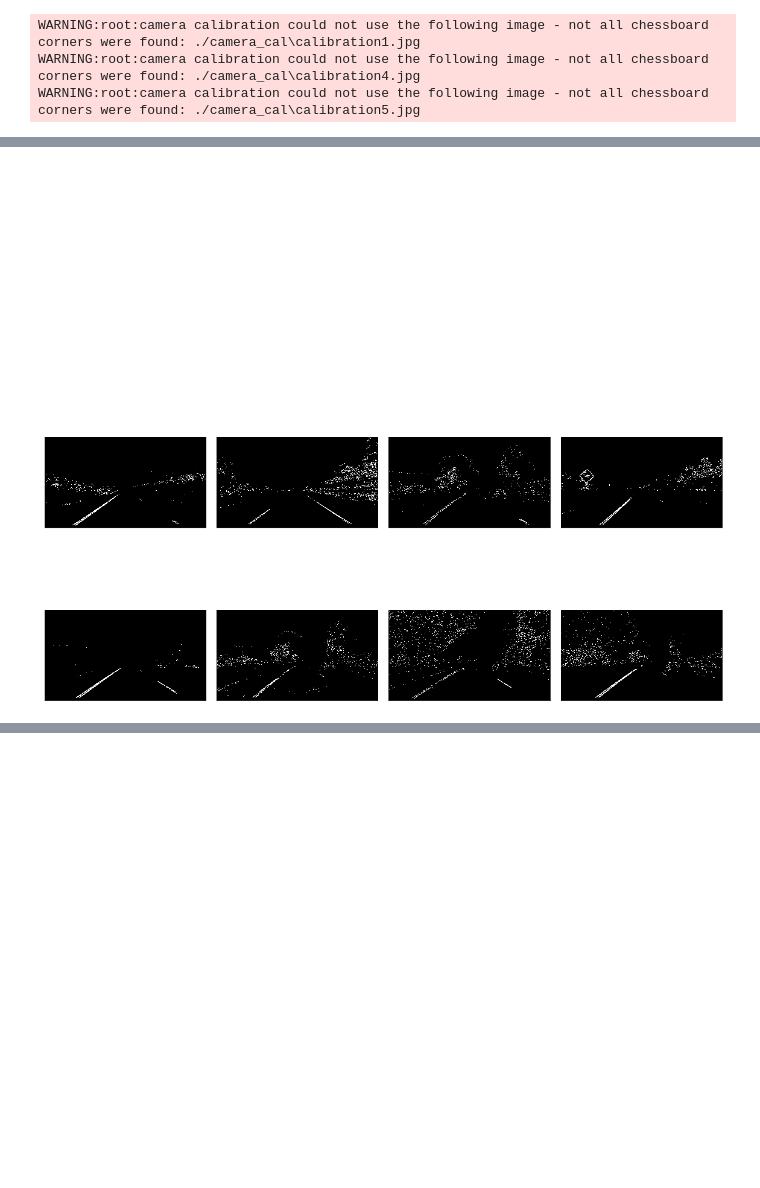
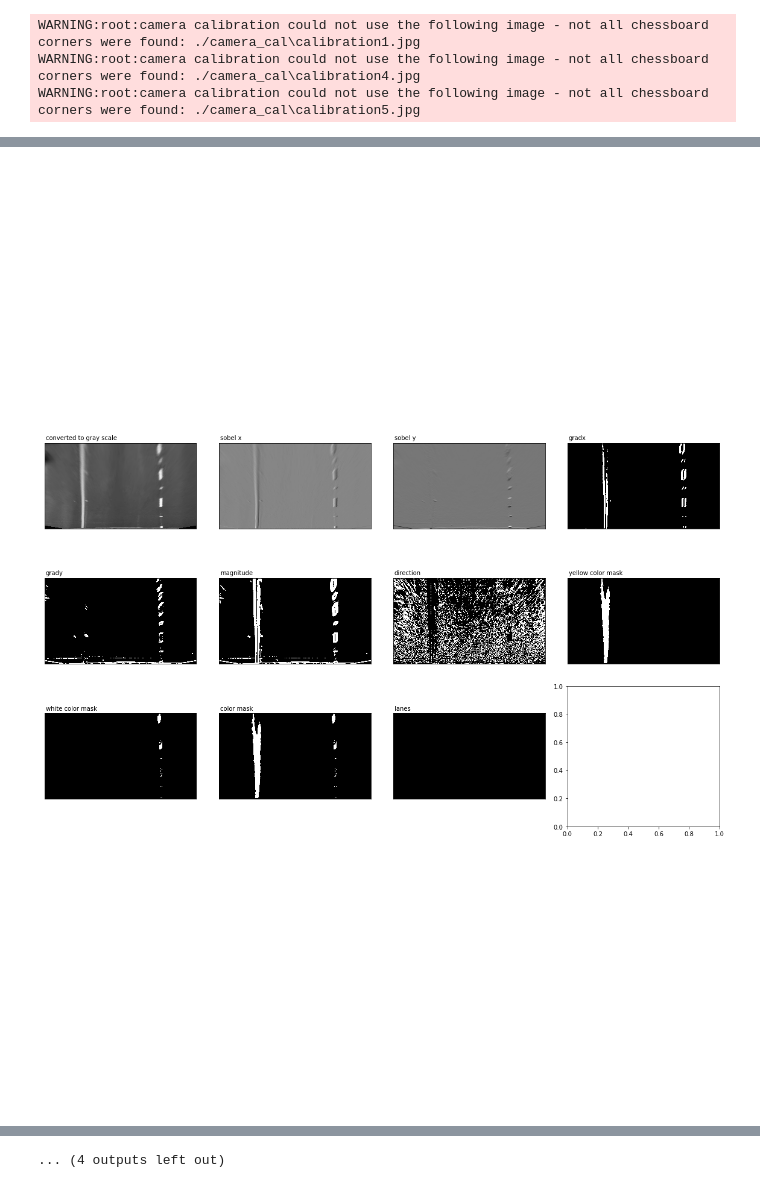
Before and after one commit to mastah43/CarND-Advanced-Lane-Lines, a Jupyter notebook: lane_finding.ipynb, the cells around one changed output, grey strips where cells are left out. Drawn from its saved outputs; the diff is of its cells as text; code cells hidden in the pictures; blank space fills up the shorter version.

Commit message:
using debug images for lane pixel isolation using good color filter

```diff
--- a/lane_finding.ipynb
+++ b/lane_finding.ipynb
@@ -89,0 +63,8 @@ plot_images_grid(imgs_color, cmap='gray')
+# %%
+import camera_birdview_transform
+importlib.reload(camera_birdview_transform)
+from camera_birdview_transform import CameraImagePerspectiveTransform
+img_transformer = CameraImagePerspectiveTransform()
+imgs_birdview = [img_transformer.to_birdview(img) for img in imgs_undistorted]
+plot_image(img_transformer.to_birdview(cv2.cvtColor(cv2.imread('./examples/straight_lines1_source_points.jpg'), cv2.COLOR_BGR2RGB)))
+plot_images_grid(imgs_birdview, cmap='gray')
@@ -90,15 +74,41 @@ plot_images_grid(imgs_color, cmap='gray')
 # %%
 import lane_isolator
 importlib.reload(lane_isolator)
 from lane_isolator import LaneIsolator
+
+trace_imgs = []
+trace_img_labels = []
+lane_isolator_trace_plot = True
+
+def trace_image_lane_isolation(label, img):
+    global trace_imgs
+    global trace_img_labels
+    if lane_isolator_trace_plot:
+        trace_img_labels.append(label)
+        trace_imgs.append(np.copy(img))
+
+def create_lane_mask(img):
+    global trace_imgs
+    global trace_img_labels
+    trace_imgs = []
+    trace_img_labels = []
+    mask = lane_isolator.isolate_lanes(img)
+    plot_images_grid(trace_imgs, labels=trace_img_labels, cmap='gray')
+    return mask
+
 lane_isolator = LaneIsolator(
     ksize=15,
     gradx_thresh=(30, 255),
-    grady_thresh=(0, 255),
+    grady_thresh=(10, 255),
     mag_thresh=(10, 255),
-    dir_thresh = (0.7, 1.3))
-imgs_lanes  = [lane_isolator.isolate_lanes(img) for img in imgs_undistorted]
-plot_images_grid(imgs_lanes, cmap='gray')
+    dir_thresh = (0.7, 1.3),
+    trace_intermediate_image=trace_image_lane_isolation)
+imgs_lanes  = [create_lane_mask(img) for img in imgs_birdview]
+
+#plot_images_grid(imgs_lanes, cmap='gray')
+
+lane_isolator_trace_plot = False
 # %% [output]
 [figure]
-[figure, old version]
+[figure, new version]
+[figure, added]
@@ -104,0 +124 @@ plot_images_grid(imgs_lanes, cmap='gray')
+... (4 outputs left out)
```
Also changed, not shown: parts of 17 cells of this notebook, 5 other files.
